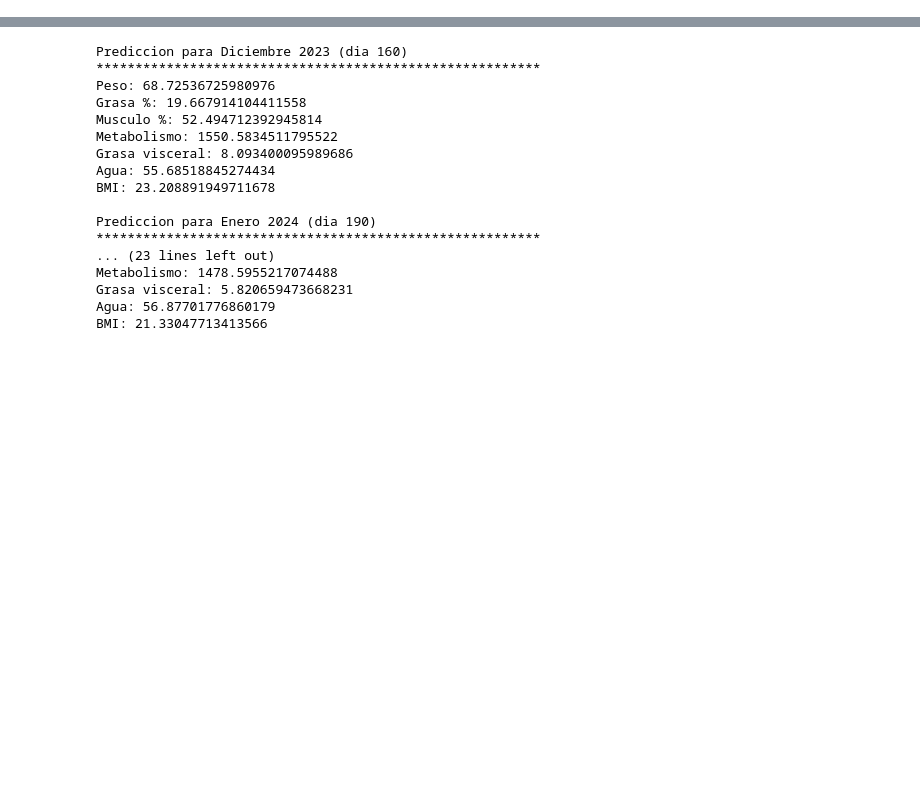
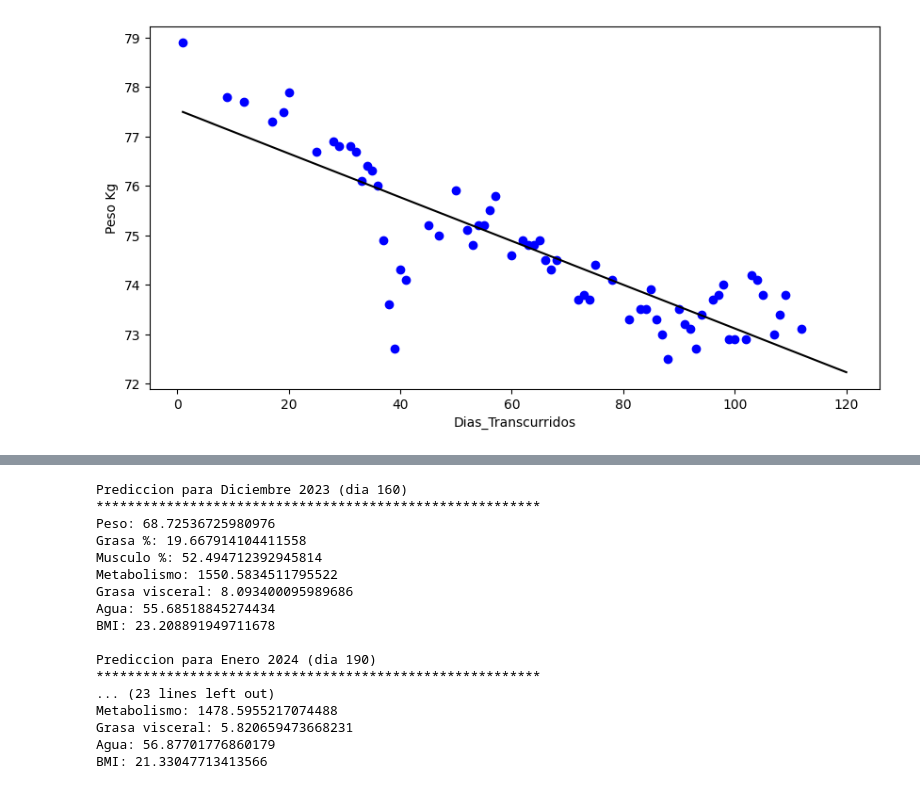
Before and after one commit to julio-ruani-ispc/Grupo18-PracticaProfesionalizante, a Jupyter notebook: Notebooks/PPI_Grupo_18_Analisis_de_Composicion_corporal.ipynb, the cells around one changed output, grey strips where cells are left out. Drawn from its saved outputs; the diff is of its cells as text; code cells hidden in the pictures; blank space fills up the shorter version.

```diff
--- a/Notebooks/PPI_Grupo_18_Analisis_de_Composicion_corporal.ipynb
+++ b/Notebooks/PPI_Grupo_18_Analisis_de_Composicion_corporal.ipynb
@@ -26,0 +68,93 @@ print(df.to_string())
+# %%
+import matplotlib.pyplot as plt
+from sklearn import linear_model
+
+# Puntos para generar las rectas
+entrada = [[1], [20], [120]]
+dias = df["Dias_Transcurridos"].values.reshape((-1, 1)) # Este método se usa para convertir la serie de pandas en un arreglo NumPy.
+
+
+# PESO
+regresion_peso = linear_model.LinearRegression()
+modelo_peso = regresion_peso.fit(dias, df["Peso"])
+# Grafico
+plt.figure(figsize=(10, 5))
+plt.ylabel("Peso Kg")
+plt.xlabel("Dias_Transcurridos")
+plt.scatter(df["Dias_Transcurridos"], df["Peso"], color="blue")
+plt.plot(entrada, modelo_peso.predict(entrada), color="black")
+plt.show()
+
+
+# GRASA
+regresion_grasa = linear_model.LinearRegression()
+modelo_grasa = regresion_grasa.fit(dias, df["Grasa %"])
+# Grafico
+plt.figure(figsize=(10, 5))
+plt.ylabel("Grasa %")
+plt.xlabel("Dias_Transcurridos")
+plt.scatter(df["Dias_Transcurridos"], df["Grasa %"], color="red")
+plt.plot(entrada, modelo_grasa.predict(entrada), color="black") #recta
+plt.show()
+
+
+# MUSCULO
+regresion_musculo = linear_model.LinearRegression()
+modelo_musculo = regresion_musculo.fit(dias, df["Musculo %"])
+# Grafico
+plt.figure(figsize=(10, 5))
+plt.ylabel("Musculo %")
+plt.xlabel("Dias_Transcurridos")
+plt.scatter(df["Dias_Transcurridos"], df["Musculo %"], color="green")
+plt.plot(entrada, modelo_musculo.predict(entrada), color="black") #recta
+plt.show()
+
+
+# METABOLISMO
+regresion_metabolismo = linear_model.LinearRegression()
+modelo_metabolismo = regresion_metabolismo.fit(dias, df["Metabolismo"])
+# Grafico
+plt.figure(figsize=(10, 5))
+plt.ylabel("Metabolismo")
+plt.xlabel("Dias_Transcurridos")
+plt.scatter(df["Dias_Transcurridos"], df["Metabolismo"], color="orange")
+plt.plot(entrada, modelo_metabolismo.predict(entrada), color="black") #recta
+plt.show()
+
+
+# GRASA VISCERAL
+regresion_grasa_visceral = linear_model.LinearRegression()
+modelo_grasa_visceral = regresion_grasa_visceral.fit(dias, df["Grasa visceral"])
+# Grafico
+plt.figure(figsize=(10, 5))
+plt.ylabel("Grasa visceral")
+plt.xlabel("Dias_Transcurridos")
+plt.scatter(df["Dias_Transcurridos"], df["Grasa visceral"], color="brown")
+plt.plot(entrada, modelo_grasa_visceral.predict(entrada), color="black") #recta
+plt.show()
+
+
+# AGUA
+regresion_agua = linear_model.LinearRegression()
+modelo_agua = regresion_agua.fit(dias, df["Agua"])
+# Grafico
+plt.figure(figsize=(10, 5))
+plt.ylabel("Agua")
+plt.xlabel("Dias_Transcurridos")
+plt.scatter(df["Dias_Transcurridos"], df["Agua"], color="purple")
+plt.plot(entrada, modelo_agua.predict(entrada), color="black") #recta
+plt.show()
+
+
+# INDICE DE MASA CORPORAL BMI
+regresion_bmi = linear_model.LinearRegression()
+modelo_bmi = regresion_bmi.fit(dias, df["BMI"])
+# Grafico
+plt.figure(figsize=(10, 5))
+plt.ylabel("BMI")
+plt.xlabel("Dias_Transcurridos")
+plt.scatter(df["Dias_Transcurridos"], df["BMI"], color="pink")
+plt.plot(entrada, modelo_bmi.predict(entrada), color="black") #recta
+plt.show()
+# %% [output]
+[figure, added]
```
Also changed, not shown: parts of 28 cells of this notebook.
